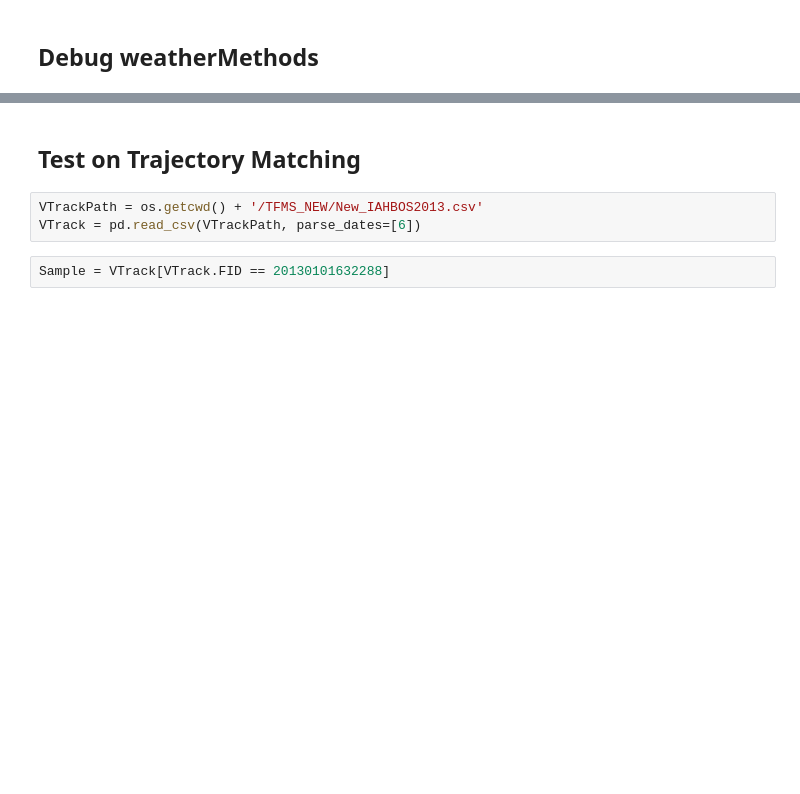
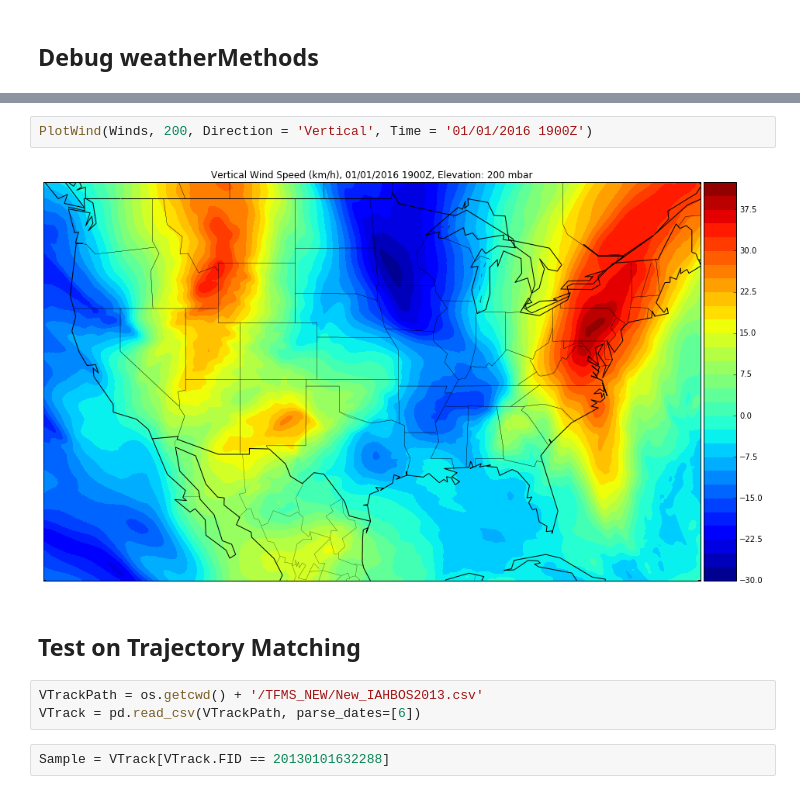
Before and after one commit to JeromeBlanchet/Wind_Mining, a Jupyter notebook: WindData_Debug.ipynb, the cells around one changed output, grey strips where cells are left out. Saved outputs shown, nothing was run; the diff lists cells and outputs as text; blank space fills up the shorter version.

```diff
--- a/WindData_Debug.ipynb
+++ b/WindData_Debug.ipynb
@@ -60,3 +124,7 @@ print(len(WindClass.winds))
+# %%
+PlotWind(Winds, 200, Direction = 'Vertical', Time = '01/01/2016 1900Z')
+# %% [output]
+[figure, added]
 # %% [markdown]
 ## Test on Trajectory Matching
 # %%
```
Also changed, not shown: parts of 14 cells of this notebook.
